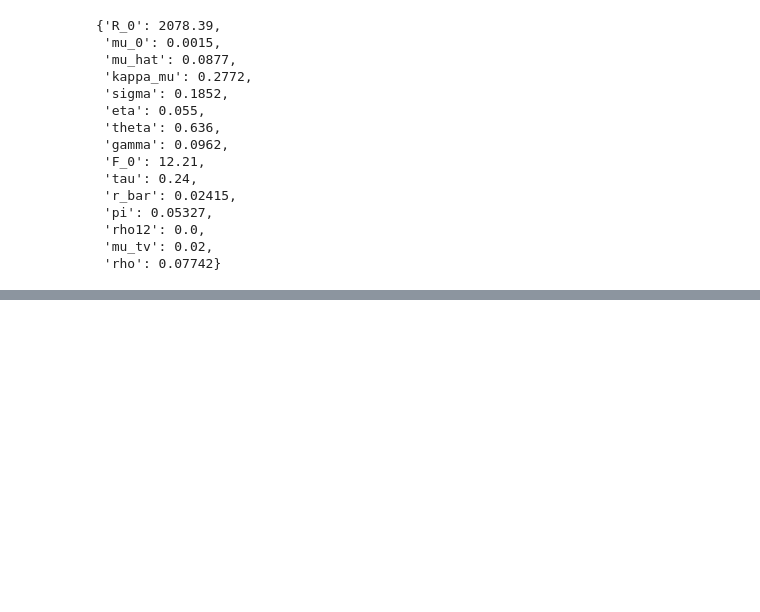
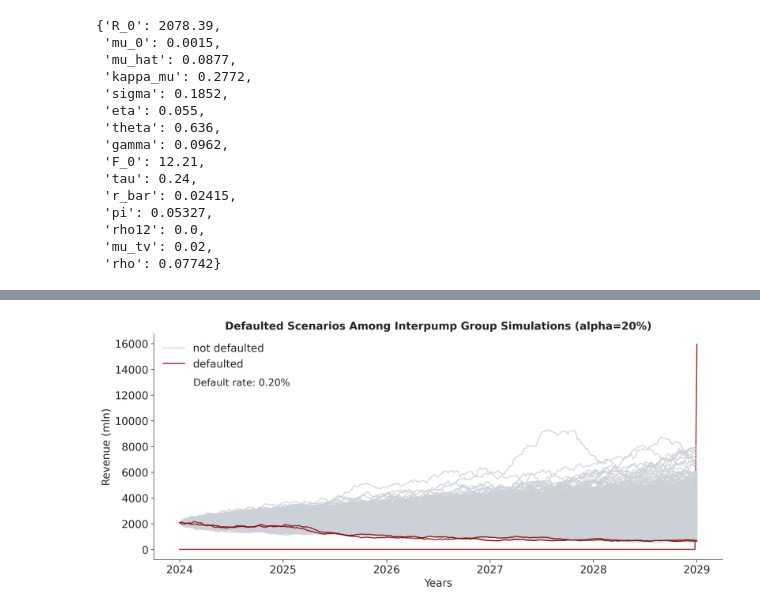
Before and after one commit to dolyasergey/master-thesis, a Jupyter notebook: LBO Results.ipynb, the cells around one changed output, grey strips where cells are left out. Saved outputs shown, nothing was run; the diff lists cells and outputs as text; code cells hidden in the pictures; blank space fills up the shorter version.

```diff
--- a/LBO Results.ipynb
+++ b/LBO Results.ipynb
@@ -98,0 +173,32 @@ default_rate
+# %%
+defaulted_indices = np.where(output['defaulted'][:, n_exit-1])[0]
+non_defaulted_indices = np.where(~output['defaulted'][:, n_exit-1])[0]
+
+
+fig, ax = plt.subplots()
+
+#paths for legend
+ax.plot(grid[:n_exit], output['R'][non_defaulted_indices[0]][:n_exit], alpha=0.8, color=cmap['grey'], label='not defaulted')
+ax.plot(grid[:n_exit], output['R'][defaulted_indices[0]][:n_exit], alpha=0.8, color=cmap['red'], label='defaulted')
+
+#rest of paths
+ax.plot(grid[:n_exit], path[:n_exit], alpha=0.8, color=cmap['red'])
+for path in output['R'][non_defaulted_indices]:
+    ax.plot(grid[:n_exit], path[:n_exit], alpha=0.8, color=cmap['grey'])
+for path in output['R'][defaulted_indices]:
+    ax.plot(grid[:n_exit], path[:n_exit], alpha=0.8, color=cmap['red'])
+
+ax.set_title(f'Defaulted Scenarios Among {companies[company]} Simulations (alpha={alpha:.0%})', fontsize=14)
+ax.set_xlabel("Years")
+ax.set_ylabel("Revenue (mln)")
+
+ax.legend(loc='upper left')
+
+annotate_text = f'Default rate: {default_rate:.2%}'
+add_note_below_legend(ax, annotate_text, fontsize = 13)
+
+
+#plt.savefig(f'images/{company}_defaulted_{alpha}.png', dpi=200, bbox_inches='tight')
+plt.show()
+# %% [output]
+[figure, added]
```
Also changed, not shown: parts of 11 cells of this notebook, 19 other files.
